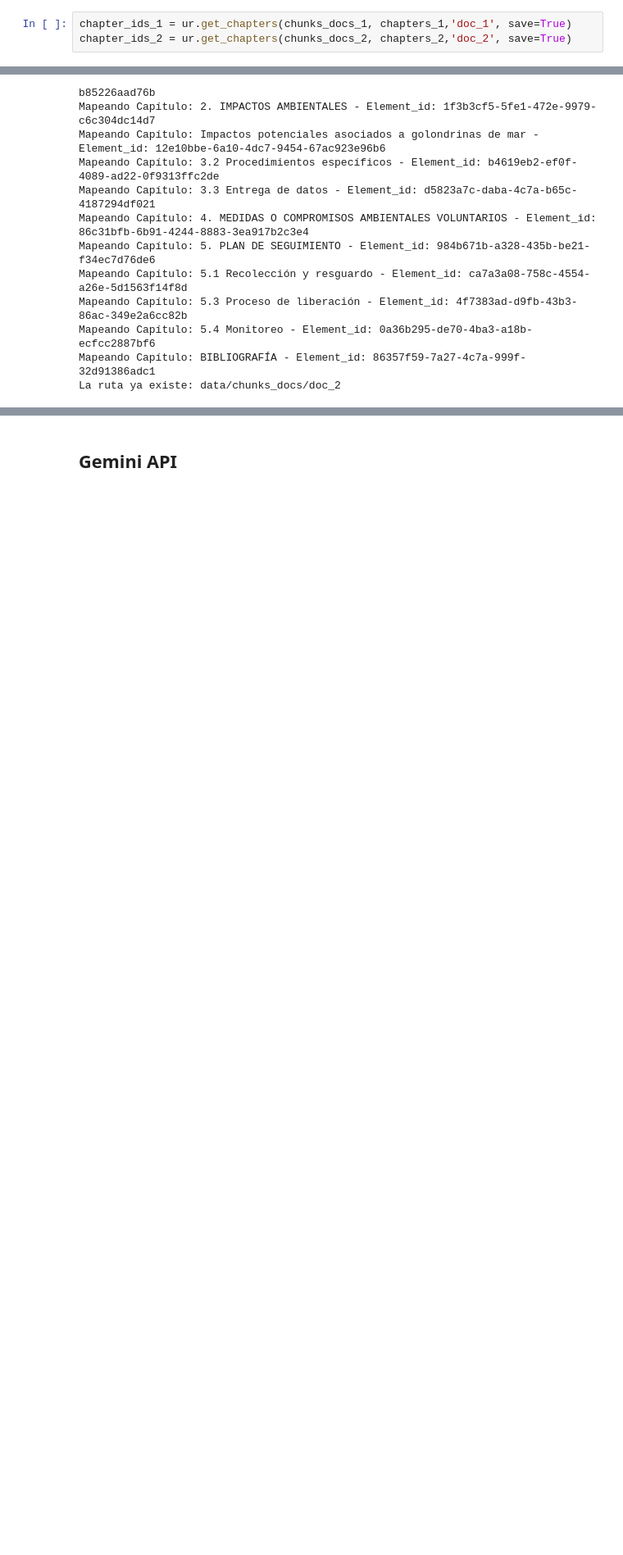
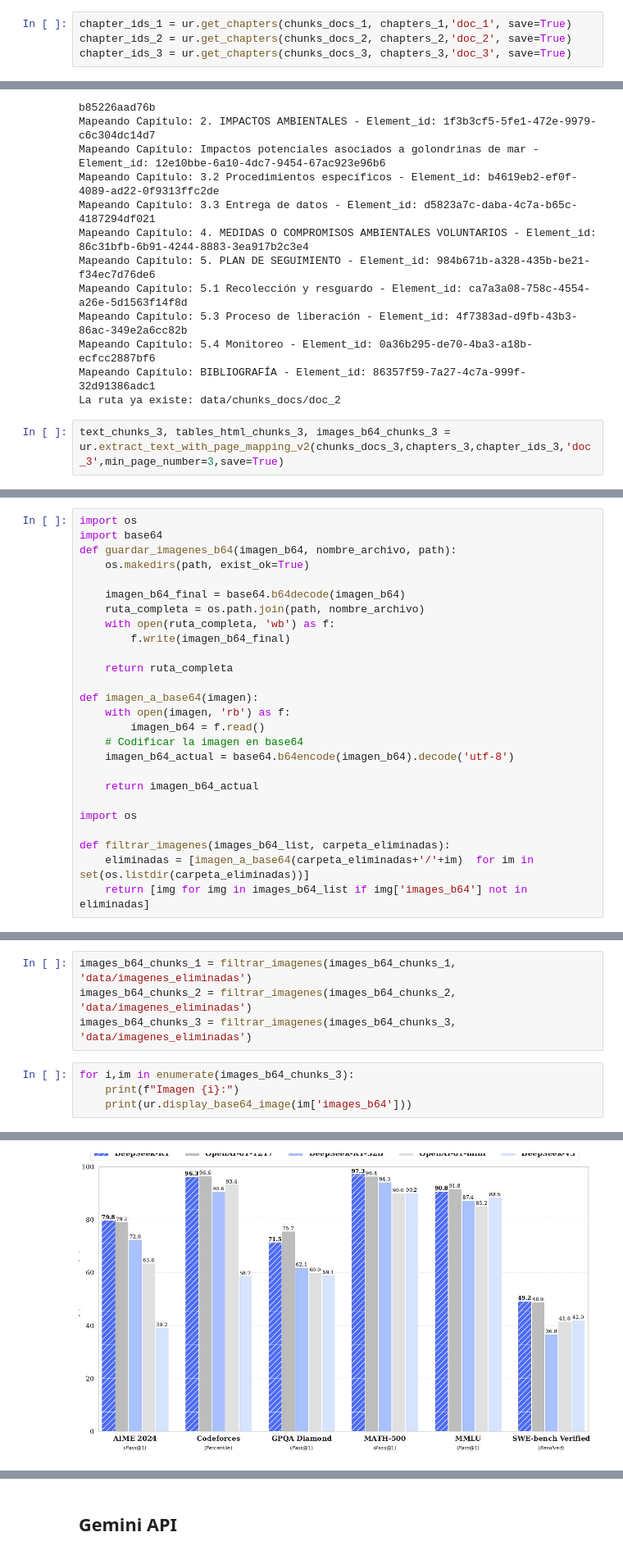
Before and after one commit to FelipeAriasT/RAG_LC, a Jupyter notebook: P1_Lector_Archivos.ipynb, the cells around one changed output, grey strips where cells are left out. Shown at 82% size. Saved outputs shown, nothing was run; the diff lists cells and outputs as text; blank space fills up the shorter version.

```diff
--- a/P1_Lector_Archivos.ipynb
+++ b/P1_Lector_Archivos.ipynb
@@ -92,3 +140,4 @@ chapters_2 = [
 # %%
 chapter_ids_1 = ur.get_chapters(chunks_docs_1, chapters_1,'doc_1', save=True)
 chapter_ids_2 = ur.get_chapters(chunks_docs_2, chapters_2,'doc_2', save=True)
+chapter_ids_3 = ur.get_chapters(chunks_docs_3, chapters_3,'doc_3', save=True)
@@ -129,3 +209,5 @@ Mapeando Capítulo: 5.3 Proceso de liberación - Element_id: 4f7383ad-d9fb-43b3-
 Mapeando Capítulo: 5.4 Monitoreo - Element_id: 0a36b295-de70-4ba3-a18b-ecfcc2887bf6
 Mapeando Capítulo: BIBLIOGRAFÍA - Element_id: 86357f59-7a27-4c7a-999f-32d91386adc1
 La ruta ya existe: data/chunks_docs/doc_2
+# %%
+text_chunks_3, tables_html_chunks_3, images_b64_chunks_3 = ur.extract_text_with_page_mapping_v2(chunks_docs_3,chapters_3,chapter_ids_3,'doc_3',min_page_number=3,save=True)
@@ -131,0 +229,26 @@ La ruta ya existe: data/chunks_docs/doc_2
+# %%
+import os
+import base64
+def guardar_imagenes_b64(imagen_b64, nombre_archivo, path):
+    os.makedirs(path, exist_ok=True)
+
+    imagen_b64_final = base64.b64decode(imagen_b64)
+    ruta_completa = os.path.join(path, nombre_archivo)
+    with open(ruta_completa, 'wb') as f:
+        f.write(imagen_b64_final)
+
+    return ruta_completa
+
+def imagen_a_base64(imagen):
+    with open(imagen, 'rb') as f:
+        imagen_b64 = f.read()
+    # Codificar la imagen en base64
+    imagen_b64_actual = base64.b64encode(imagen_b64).decode('utf-8')
+
+    return imagen_b64_actual
+
+import os
+
+def filtrar_imagenes(images_b64_list, carpeta_eliminadas):
+    eliminadas = [imagen_a_base64(carpeta_eliminadas+'/'+im)  for im in set(os.listdir(carpeta_eliminadas))]
+    return [img for img in images_b64_list if img['images_b64'] not in eliminadas]
@@ -131,0 +270,9 @@ La ruta ya existe: data/chunks_docs/doc_2
+# %%
+images_b64_chunks_1 = filtrar_imagenes(images_b64_chunks_1, 'data/imagenes_eliminadas')
+images_b64_chunks_2 = filtrar_imagenes(images_b64_chunks_2, 'data/imagenes_eliminadas')
+images_b64_chunks_3 = filtrar_imagenes(images_b64_chunks_3, 'data/imagenes_eliminadas')
+# %%
+for i,im in enumerate(images_b64_chunks_3):
+    print(f"Imagen {i}:")
+    print(ur.display_base64_image(im['images_b64']))
+# %% [output]
@@ -131,0 +280 @@ La ruta ya existe: data/chunks_docs/doc_2
+[figure, added]
```
Also changed, not shown: parts of 35 cells of this notebook, 18 other files.
